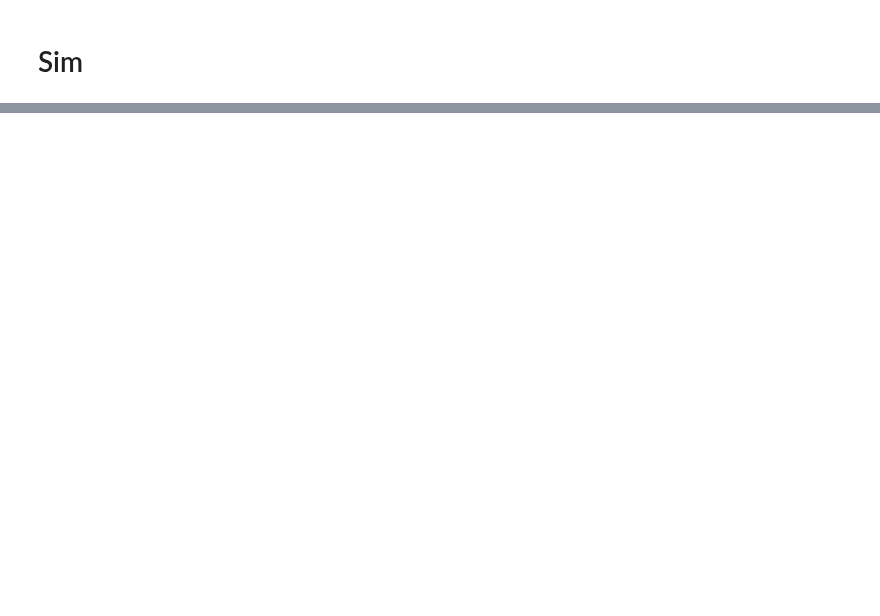
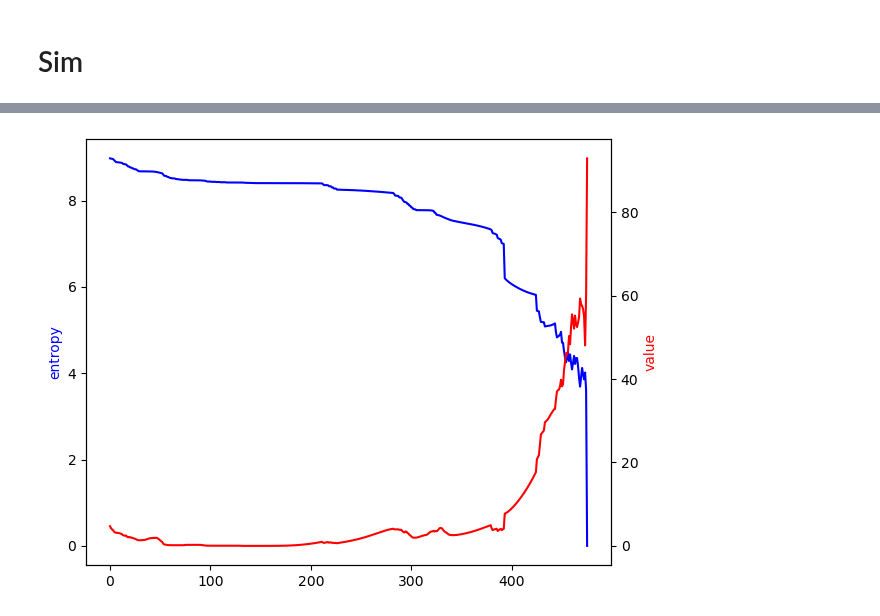
Before and after one commit to PimLb/POMDP_PBVI_Exploration, a Jupyter notebook: Experiments/Olfactory Navigation/Olfactory_Alternation_Paper.ipynb, the cells around one changed output, grey strips where cells are left out. Saved outputs shown, nothing was run; the diff lists cells and outputs as text; code cells hidden in the pictures; blank space fills up the shorter version.

```diff
--- a/Experiments/Olfactory Navigation/Olfactory_Alternation_Paper.ipynb
+++ b/Experiments/Olfactory Navigation/Olfactory_Alternation_Paper.ipynb
@@ -220,3 +276,19 @@ Video saved at 'Sim Videos/s22021-a6-20231113_182627.mp4'...
+# %%
+fig, ax1 = plt.subplots()
+
+# Entropy
+ax1.plot(np.arange(len(ents)), ents, color='blue')
+ax1.set_ylabel('entropy', color='blue')
+
+ax2 = ax1.twinx()
+
+ax2.plot(np.arange(len(b_vals)), b_vals, color='red')
+ax2.set_ylabel('value', color='red')
+
+fig.tight_layout()  # otherwise the right y-label is slightly clipped
+plt.show()
+# %% [output]
+[figure, added]
 # %%
 sim_hist.plot_simulation_steps()
 # %% [output]
```
Also changed, not shown: parts of 18 cells of this notebook, 1 other file.
